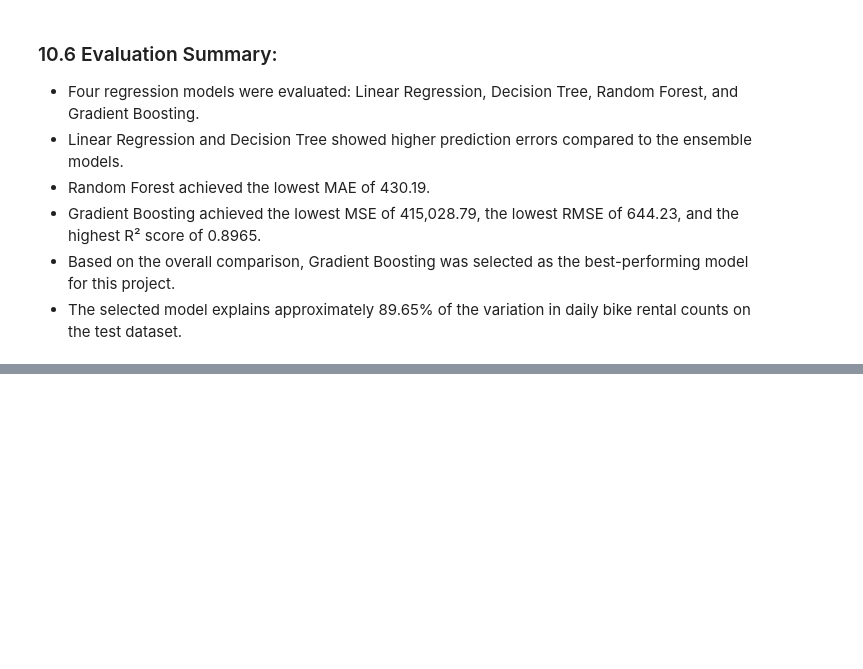
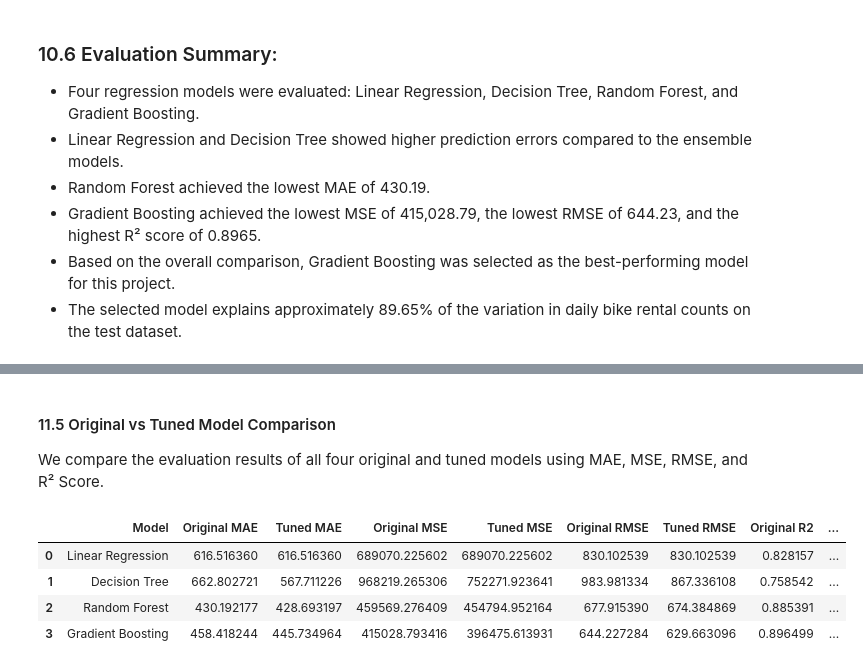
Before and after one commit to ChaitanyaGirase/Bike-Rental-Prediction, a Jupyter notebook: notebooks/bike_rental_analysis.ipynb, the cells around one changed output, grey strips where cells are left out. Drawn from its saved outputs; the diff is of its cells as text; code cells hidden in the pictures; blank space fills up the shorter version.

Commit message:
Add hyperparameter tuning, model comparison and model saving

```diff
--- a/notebooks/bike_rental_analysis.ipynb
+++ b/notebooks/bike_rental_analysis.ipynb
@@ -1237,0 +1376,8 @@ Therefore, Gradient Boosting is selected as the best overall model for predictin
+# %%
+rf_tuned_pred = rf_grid.best_estimator_.predict(X_test)
+
+print("Tuned Random Forest Evaluation:")
+print("MAE:", mean_absolute_error(y_test, rf_tuned_pred))
+print("MSE:", mean_squared_error(y_test, rf_tuned_pred))
+print("RMSE:", np.sqrt(mean_squared_error(y_test, rf_tuned_pred)))
+print("R2 Score:", r2_score(y_test, rf_tuned_pred))
@@ -1237,0 +1436,8 @@ Therefore, Gradient Boosting is selected as the best overall model for predictin
+# %%
+gb_tuned_pred = gb_grid.best_estimator_.predict(X_test)
+
+print("Tuned Gradient Boosting Evaluation:")
+print("MAE:", mean_absolute_error(y_test, gb_tuned_pred))
+print("MSE:", mean_squared_error(y_test, gb_tuned_pred))
+print("RMSE:", np.sqrt(mean_squared_error(y_test, gb_tuned_pred)))
+print("R2 Score:", r2_score(y_test, gb_tuned_pred))
@@ -1237,0 +1460,56 @@ Therefore, Gradient Boosting is selected as the best overall model for predictin
+# %% [markdown]
+#### 11.5 Original vs Tuned Model Comparison
+
+We compare the evaluation results of all four original and tuned models using MAE, MSE, RMSE, and R² Score.
+# %%
+comparison_df = pd.DataFrame({
+    'Model': ['Linear Regression', 'Decision Tree', 'Random Forest', 'Gradient Boosting'],
+
+    'Original MAE': [
+        lr_mae, dt_mae, rf_mae, gb_mae
+    ],
+    'Tuned MAE': [
+        mean_absolute_error(y_test, lr_tuned_pred),
+        mean_absolute_error(y_test, dt_tuned_pred),
+        mean_absolute_error(y_test, rf_tuned_pred),
+        mean_absolute_error(y_test, gb_tuned_pred),
+    ],
+
+    'Original MSE': [
+        lr_mse, dt_mse, rf_mse, gb_mse
+    ],
+    'Tuned MSE': [
+        mean_squared_error(y_test, lr_tuned_pred),
+        mean_squared_error(y_test, dt_tuned_pred),
+        mean_squared_error(y_test, rf_tuned_pred),
+        mean_squared_error(y_test, gb_tuned_pred)
+    ],
+
+    'Original RMSE': [
+        lr_rmse, dt_rmse, rf_rmse, gb_rmse
+    ],
+    'Tuned RMSE': [
+        np.sqrt(mean_squared_error(y_test, lr_tuned_pred)),
+        np.sqrt(mean_squared_error(y_test, dt_tuned_pred)),
+        np.sqrt(mean_squared_error(y_test, rf_tuned_pred)),
+        np.sqrt(mean_squared_error(y_test, gb_tuned_pred)),
+    ],
+
+    'Original R2': [
+        lr_r2score, dt_r2score, rf_r2score, gb_r2score
+    ],
+    'Tuned R2': [
+        r2_score(y_test, lr_tuned_pred),
+        r2_score(y_test, dt_tuned_pred),
+        r2_score(y_test, rf_tuned_pred),
+        r2_score(y_test, gb_tuned_pred),
+    ]
+})
+
+display(comparison_df)
+# %% [output]
+|  | Model | Original MAE | Tuned MAE | Original MSE | Tuned MSE | Original RMSE | Tuned RMSE | Original R2 | ... |
+| 0 | Linear Regression | 616.516360 | 616.516360 | 689070.225602 | 689070.225602 | 830.102539 | 830.102539 | 0.828157 | ... |
+| 1 | Decision Tree | 662.802721 | 567.711226 | 968219.265306 | 752271.923641 | 983.981334 | 867.336108 | 0.758542 | ... |
+| 2 | Random Forest | 430.192177 | 428.693197 | 459569.276409 | 454794.952164 | 677.915390 | 674.384869 | 0.885391 | ... |
+| 3 | Gradient Boosting | 458.418244 | 445.734964 | 415028.793416 | 396475.613931 | 644.227284 | 629.663096 | 0.896499 | ... |
```
Also changed, not shown: parts of 26 cells of this notebook, 1 other file.
